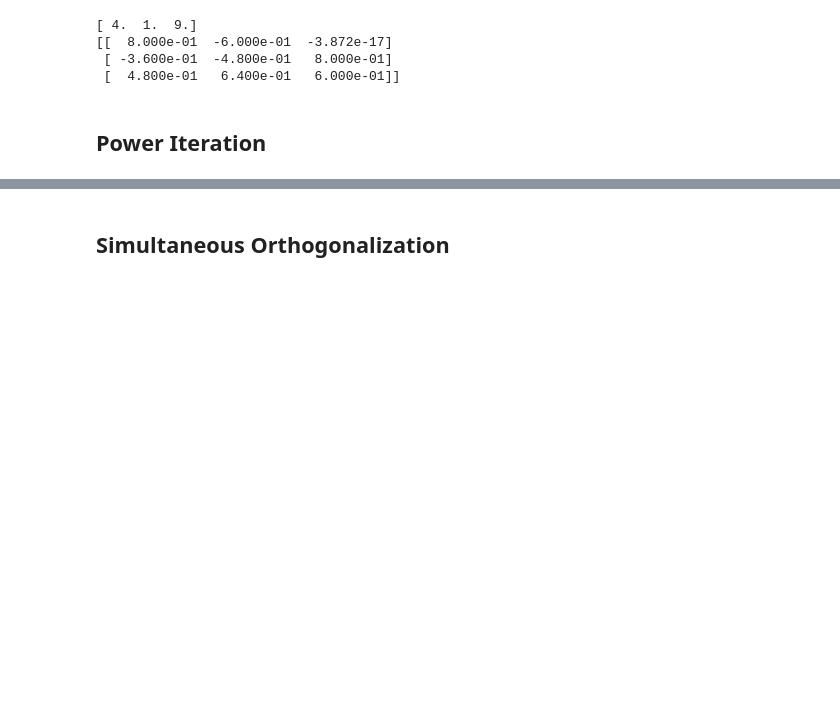
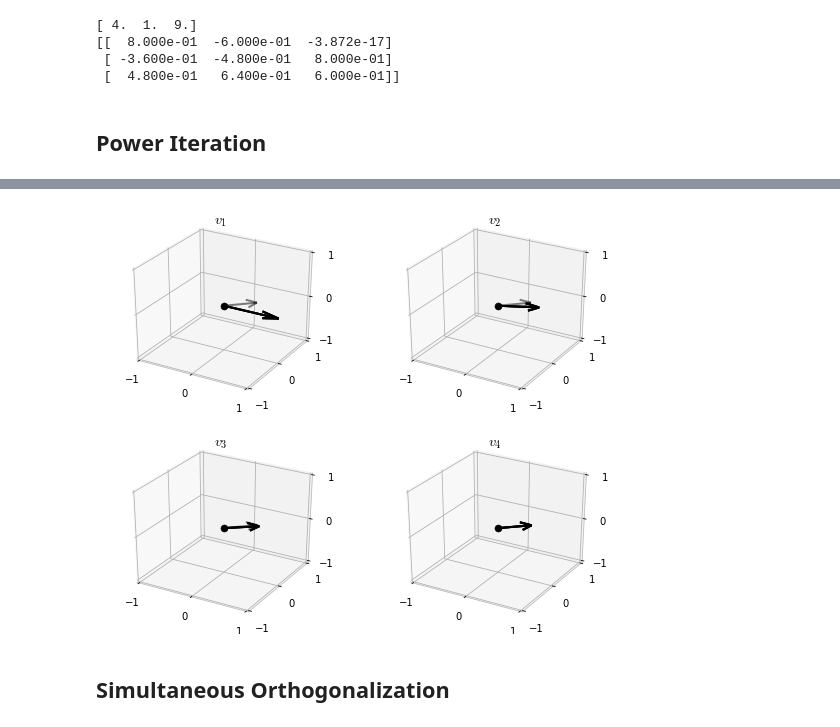
Before and after one commit to madrury/qr-algorithm, a Jupyter notebook: qr-algorithm.ipynb, the cells around one changed output, grey strips where cells are left out. Saved outputs shown, nothing was run; the diff lists cells and outputs as text; code cells hidden in the pictures; blank space fills up the shorter version.

```diff
--- a/qr-algorithm.ipynb
+++ b/qr-algorithm.ipynb
@@ -91,3 +93,14 @@ for i, v in enumerate(memo[:6]):
+# %%
+e, memo = power_iteration(A, v=[1, 0, 0])
+# %%
+fig = plt.figure(figsize=(12*0.75, 10*0.75))
+
+for i, v in enumerate(memo[:4]):
+    ax = fig.add_subplot(2, 2, i+1, projection='3d', axisbg='white')
+    plot_vector(ax, v, e)
+    ax.set_title("$v_{{{}}}$".format(i+1))
+# %% [output]
+[figure, added]
 # %% [markdown]
 ## Simultaneous Orthogonalization
 # %%
```
Also changed, not shown: parts of 3 cells of this notebook.
